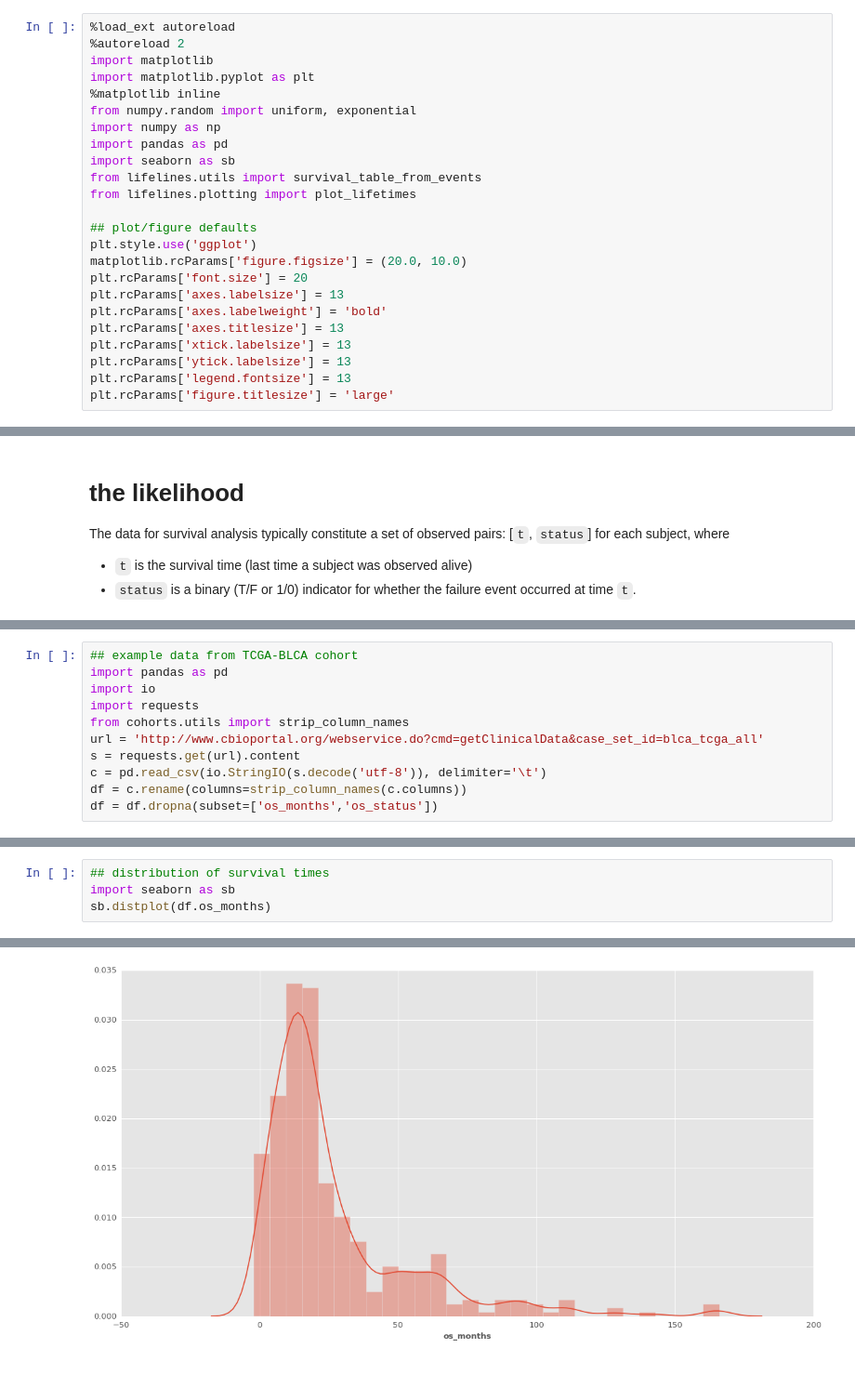
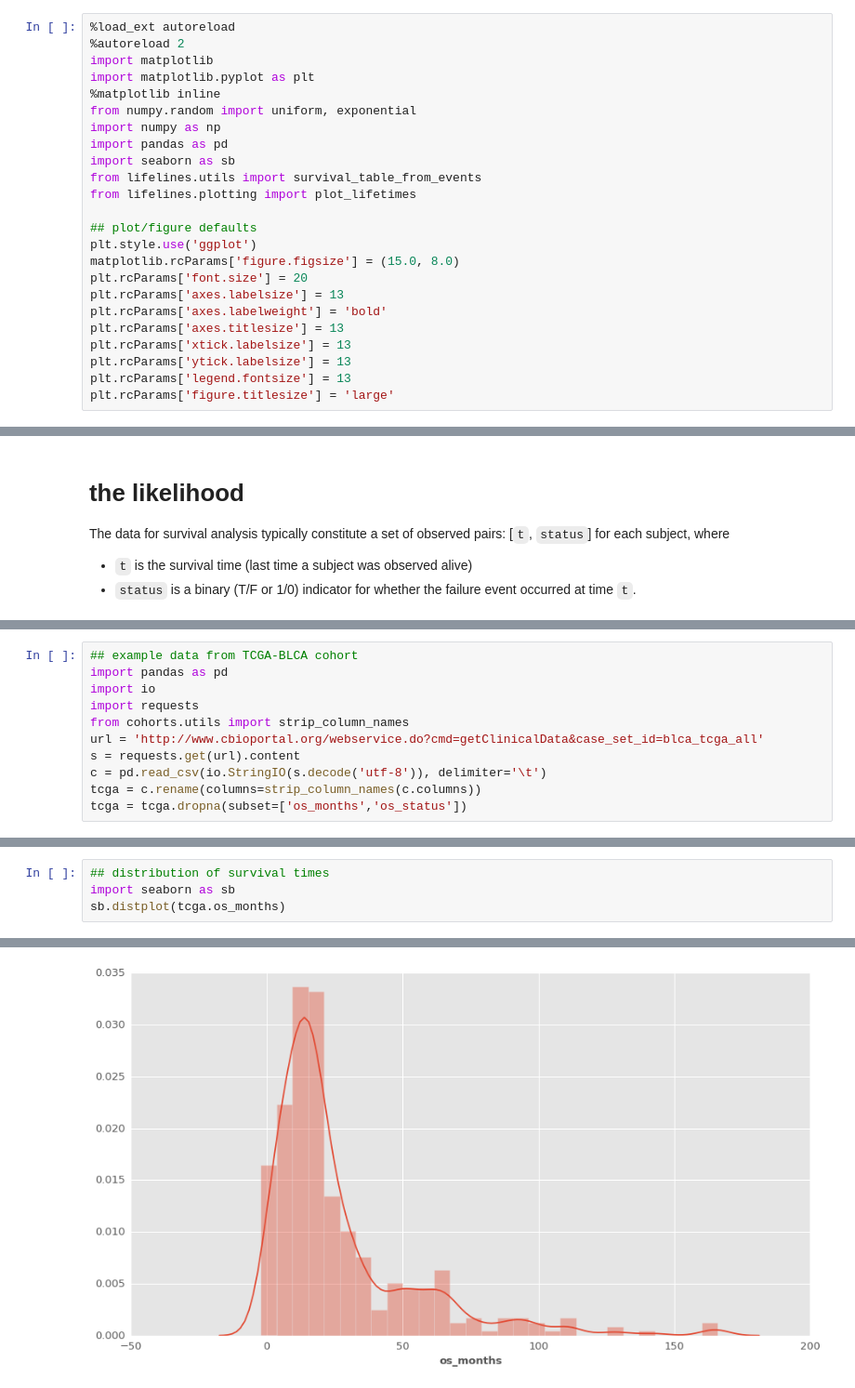
Before and after one commit to jburos/bda-meetup, a Jupyter notebook: Survival Modeling in Stan.ipynb, the cells around one changed output, grey strips where cells are left out. Shown at 93% size. Cells and saved outputs as stored; diff of their text form.

```diff
--- a/Survival Modeling in Stan.ipynb
+++ b/Survival Modeling in Stan.ipynb
@@ -13,7 +13,7 @@ from lifelines.plotting import plot_lifetimes
 
 ## plot/figure defaults
 plt.style.use('ggplot')
-matplotlib.rcParams['figure.figsize'] = (20.0, 10.0)
+matplotlib.rcParams['figure.figsize'] = (15.0, 8.0)
 plt.rcParams['font.size'] = 20
 plt.rcParams['axes.labelsize'] = 13
 plt.rcParams['axes.labelweight'] = 'bold'
@@ -249,7 +576,7 @@ from cohorts.utils import strip_column_names
 url = 'http://www.cbioportal.org/webservice.do?cmd=getClinicalData&case_set_id=blca_tcga_all'
 s = requests.get(url).content
 c = pd.read_csv(io.StringIO(s.decode('utf-8')), delimiter='\t')
-df = c.rename(columns=strip_column_names(c.columns))
-df = df.dropna(subset=['os_months','os_status'])
+tcga = c.rename(columns=strip_column_names(c.columns))
+tcga = tcga.dropna(subset=['os_months','os_status'])
 # %%
 ## inspect key explanatory variables
@@ -265,7 +592,7 @@ df.loc[:,['case_id', 'os_status', 'os_months', 'age', 'histological_subtype',
 # %%
 ## distribution of survival times
 import seaborn as sb
-sb.distplot(df.os_months)
+sb.distplot(tcga.os_months)
 # %% [output]
 <matplotlib.axes._subplots.AxesSubplot at 0x...>
-[figure, old version]
+[figure, new version]
```
Also changed, not shown: parts of 60 cells of this notebook, 5 other files.
